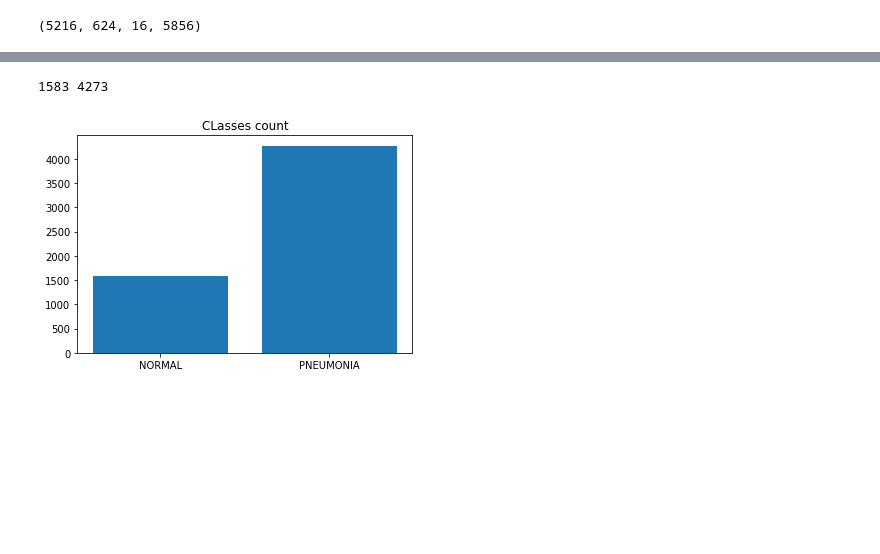
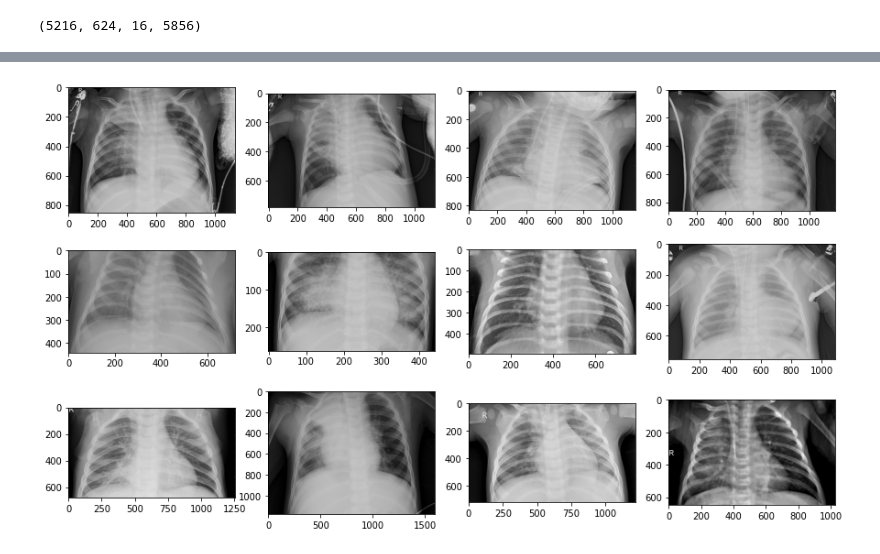
Before and after one commit to Guiandreis/pneumonia_detection, a Jupyter notebook: model_development/EDA_pneumonia_detection.ipynb, the cells around one changed output, grey strips where cells are left out. Saved outputs shown, nothing was run; the diff lists cells and outputs as text; code cells hidden in the pictures; blank space fills up the shorter version.

```diff
--- a/model_development/EDA_pneumonia_detection.ipynb
+++ b/model_development/EDA_pneumonia_detection.ipynb
@@ -71,9 +71,3 @@ total_images_path = train_path + test_path + val_path
 len(train_path),len(test_path),len(val_path),len(total_images_path)
 # %% [output]
 (5216, 624, 16, 5856)
-# %%
-for path in val_path:
-  image = cv2.imread(path)
-  print('image shape',image.shape,'category',path.split('/')[-2])
-  plt.imshow(image)
-  plt.show()
@@ -94,14 +74,16 @@ image shape (864, 1256, 3) category PNEUMONIA
-# %%
-total_pneumonia_images = glob.glob('/content/chest_xray/chest_xray/*/PNEUMONIA/*')
-total_normal_images = glob.glob('/content/chest_xray/chest_xray/*/NORMAL/*')
-
-classes = ['NORMAL','PNEUMONIA']
-values = [len(total_normal_images),len(total_pneumonia_images)]
-print(len(total_normal_images),len(total_pneumonia_images))
-
-plt.bar(classes,values)
-plt.title('CLasses count')
-plt.show()
-# %% [output]
-1583 4273
-[figure, removed]
+# %%
+plt.figure(figsize=(15,25))
+for k in range(12):
+  image = cv2.imread(train_path[k])
+  plt.subplot(3,4, k+1)
+
+  plt.subplots_adjust(
+
+                    #right=0.4,
+                    top=0.4,
+                    wspace=0.2,
+                    hspace=0
+                    )
+  plt.imshow(image)
+# %% [output]
+[figure, added]
```
Also changed, not shown: parts of 5 cells of this notebook.
